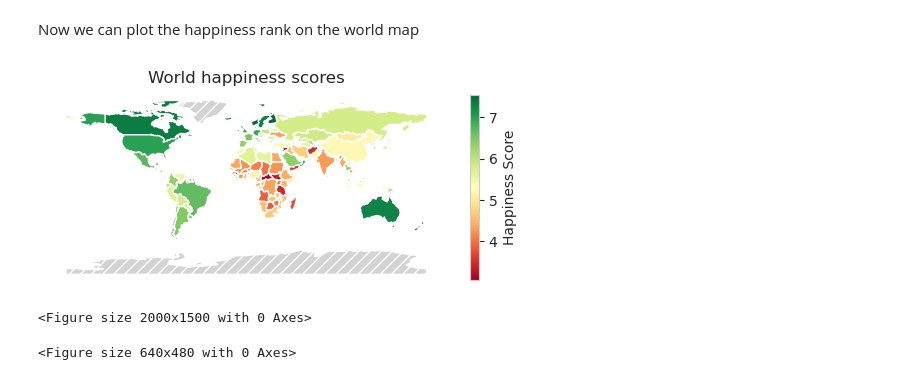
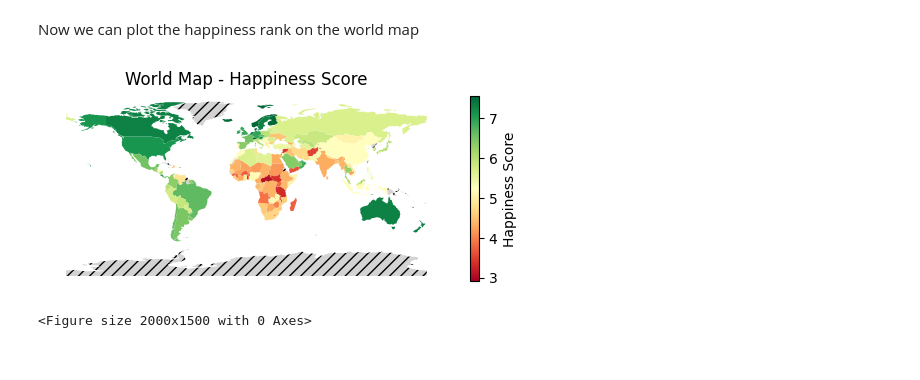
Before and after one commit to lboekestein/DWproject, a Jupyter notebook: src/vizualizations.ipynb, the cells around one changed output. Saved outputs shown, nothing was run; the diff lists cells and outputs as text; code cells hidden in the pictures.

Commit message:
world maps

```diff
--- a/src/vizualizations.ipynb
+++ b/src/vizualizations.ipynb
@@ -335,24 +396,33 @@ merged_df.head()
 # %% [markdown]
 Now we can plot the happiness rank on the world map
 # %%
-merged_df.plot(column='Happiness Score',
-                    legend=True,
-                    legend_kwds={"label": "Happiness Score", "orientation": "vertical", 'shrink': 0.5},
-                    cmap="RdYlGn",
-                    missing_kwds={
-                        "color": "lightgrey",
-                        "hatch": "///",
-                        "label": "No data",
-                    })
+def generate_world_map(column):
+    """
+    Generate a world map based on a specified column.
+    """
+    # Assuming merged_df is your DataFrame for world data
+    merged_df.plot(column=column,
+                   legend=True,
+                   legend_kwds={"label": column, "orientation": "vertical", 'shrink': 0.5},
+                   cmap="RdYlGn",
+                   missing_kwds={
+                       "color": "lightgrey",
+                       "hatch": "///",
+                       "label": "No data",
+                   })
 
-plt.title("World happiness scores")
-plt.axis('off')
+    plt.title("World Map - " + column)
+    plt.axis('off')
 
-plt.figure(figsize=(20,15))
+    plt.figure(figsize=(20, 15))
 
-plt.show()
-plt.savefig("../fig/test_2_map.png", bbox_inches='tight')
+    # Save the world map as an image
+    plt.savefig(f"../fig/world_{column}_map.png", bbox_inches='tight')
+
+    # Display the world map
+    plt.show()
-# %% [output]
-[figure, removed]
-<Figure size 2000x1500 with 0 Axes>
-<Figure size 640x480 with 0 Axes>
+# %%
+generate_world_map('Happiness Score')
+# %% [output]
+[figure, added]
+<Figure size 2000x1500 with 0 Axes>
```
Also changed, not shown: parts of 16 cells of this notebook, 7 other files.
